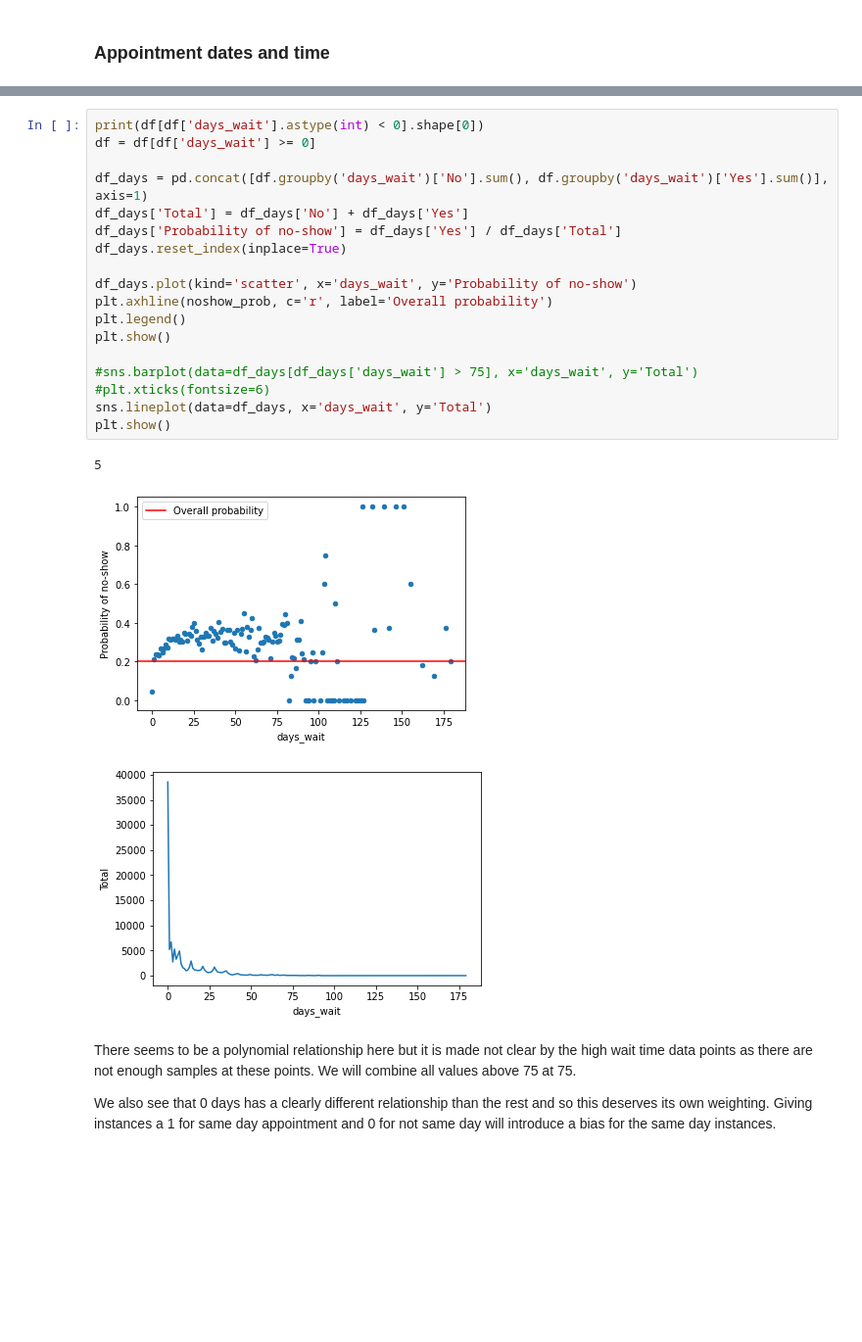
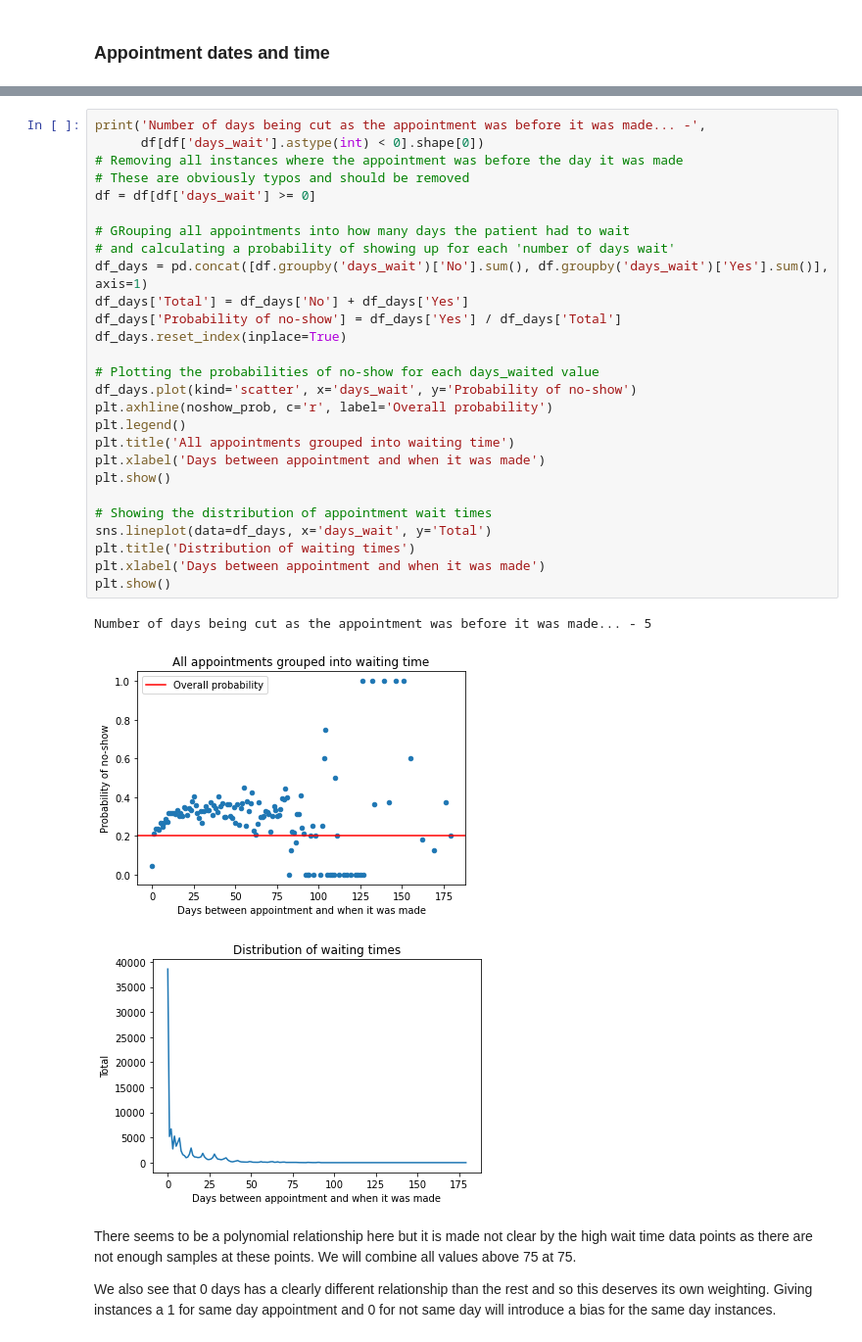
Before and after one commit to foxfoxfox7/Learning-machine-learning, a Jupyter notebook: logistic_regression/Medical_noshow_with_logistic_regression.ipynb, the cells around one changed output, grey strips where cells are left out. Shown at 98% size. Cells and saved outputs as stored; diff of their text form; blank space fills up the shorter version.

```diff
--- a/logistic_regression/Medical_noshow_with_logistic_regression.ipynb
+++ b/logistic_regression/Medical_noshow_with_logistic_regression.ipynb
@@ -395,25 +499,34 @@ Name: days_wait, dtype: float64
 # %%
-print(df[df['days_wait'].astype(int) < 0].shape[0])
+print('Number of days being cut as the appointment was before it was made... -',
+      df[df['days_wait'].astype(int) < 0].shape[0])
+# Removing all instances where the appointment was before the day it was made
+# These are obviously typos and should be removed
 df = df[df['days_wait'] >= 0]
 
+# GRouping all appointments into how many days the patient had to wait
+# and calculating a probability of showing up for each 'number of days wait'
 df_days = pd.concat([df.groupby('days_wait')['No'].sum(), df.groupby('days_wait')['Yes'].sum()], axis=1)
 df_days['Total'] = df_days['No'] + df_days['Yes']
 df_days['Probability of no-show'] = df_days['Yes'] / df_days['Total']
 df_days.reset_index(inplace=True)
 
+# Plotting the probabilities of no-show for each days_waited value
 df_days.plot(kind='scatter', x='days_wait', y='Probability of no-show')
 plt.axhline(noshow_prob, c='r', label='Overall probability')
 plt.legend()
+plt.title('All appointments grouped into waiting time')
+plt.xlabel('Days between appointment and when it was made')
 plt.show()
 
-#sns.barplot(data=df_days[df_days['days_wait'] > 75], x='days_wait', y='Total')
-#plt.xticks(fontsize=6)
+# Showing the distribution of appointment wait times
 sns.lineplot(data=df_days, x='days_wait', y='Total')
+plt.title('Distribution of waiting times')
+plt.xlabel('Days between appointment and when it was made')
 plt.show()
 # %% [output]
-5
+Number of days being cut as the appointment was before it was made... - 5
-[figure, old version]
+[figure, new version]
-[figure, old version]
+[figure, new version]
 # %% [markdown]
 There seems to be a polynomial relationship here but it is made not clear by the high wait time data points as there are not enough samples at these points. We will combine all values above 75 at 75.
 
```
Also changed, not shown: parts of 64 cells of this notebook.
